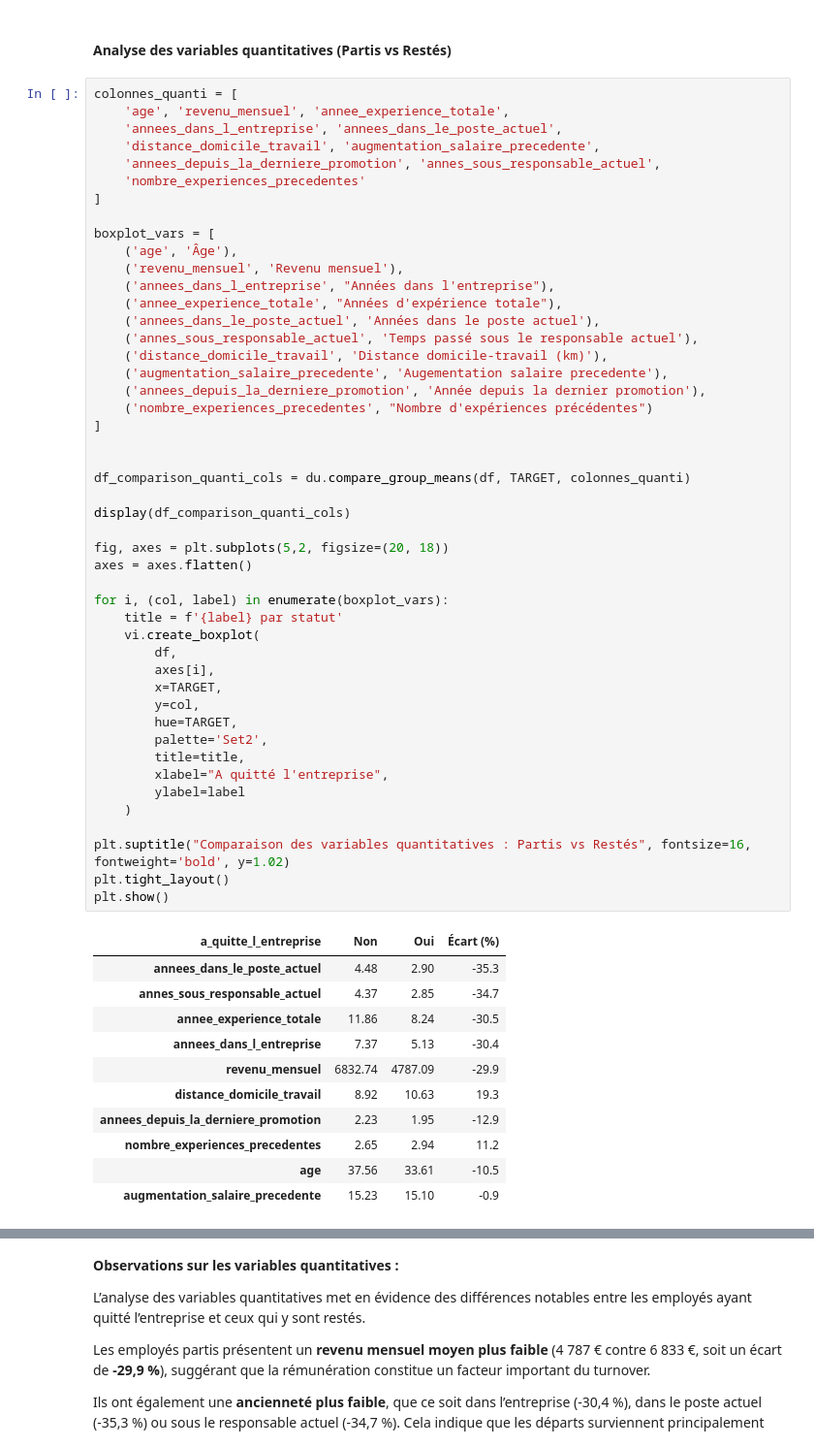
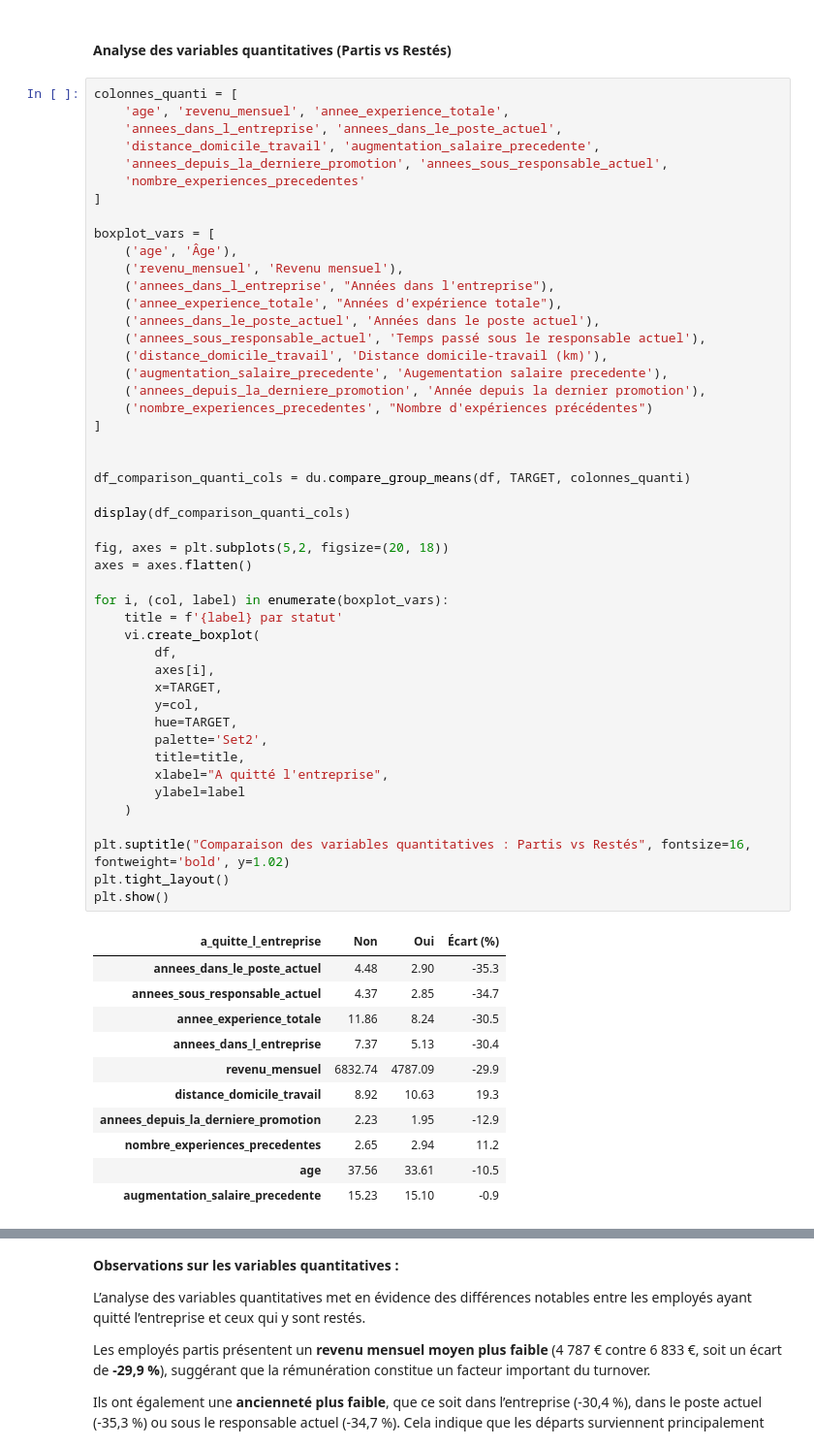
Before and after one commit to RaphaelRIVIERE/Projet-4-Classifiez-automatiquement-des-informations, a Jupyter notebook: 1_notebook.ipynb, the cells around one changed output, grey strips where cells are left out. Shown at 97% size. Cells and saved outputs as stored; diff of their text form.

```diff
--- a/1_notebook.ipynb
+++ b/1_notebook.ipynb
@@ -795,7 +822,7 @@ colonnes_quanti = [
     'age', 'revenu_mensuel', 'annee_experience_totale',
     'annees_dans_l_entreprise', 'annees_dans_le_poste_actuel',
     'distance_domicile_travail', 'augmentation_salaire_precedente',
-    'annees_depuis_la_derniere_promotion', 'annes_sous_responsable_actuel',
+    'annees_depuis_la_derniere_promotion', 'annees_sous_responsable_actuel',
     'nombre_experiences_precedentes'
 ]
 
@@ -805,7 +832,7 @@ boxplot_vars = [
     ('annees_dans_l_entreprise', "Années dans l'entreprise"),
     ('annee_experience_totale', "Années d'expérience totale"),
     ('annees_dans_le_poste_actuel', 'Années dans le poste actuel'),
-    ('annes_sous_responsable_actuel', 'Temps passé sous le responsable actuel'),
+    ('annees_sous_responsable_actuel', 'Temps passé sous le responsable actuel'),
     ('distance_domicile_travail', 'Distance domicile-travail (km)'),
     ('augmentation_salaire_precedente', 'Augementation salaire precedente'),
     ('annees_depuis_la_derniere_promotion', 'Année depuis la dernier promotion'),
@@ -813,34 +840,34 @@ boxplot_vars = [
 ]
 
 
 df_comparison_quanti_cols = du.compare_group_means(df, TARGET, colonnes_quanti)
 
 display(df_comparison_quanti_cols)
 
 fig, axes = plt.subplots(5,2, figsize=(20, 18))
 axes = axes.flatten()
 
 for i, (col, label) in enumerate(boxplot_vars):
     title = f'{label} par statut'
     vi.create_boxplot(
         df,
         axes[i],
         x=TARGET,
         y=col,
         hue=TARGET,
         palette='Set2',
         title=title,
         xlabel="A quitté l'entreprise",
         ylabel=label
     )
 
 plt.suptitle("Comparaison des variables quantitatives : Partis vs Restés", fontsize=16, fontweight='bold', y=1.02)
 plt.tight_layout()
 plt.show()
 # %% [output]
 | a_quitte_l_entreprise | Non | Oui | Écart (%) |
 | annees_dans_le_poste_actuel | 4.48 | 2.90 | -35.3 |
-| annes_sous_responsable_actuel | 4.37 | 2.85 | -34.7 |
+| annees_sous_responsable_actuel | 4.37 | 2.85 | -34.7 |
 | annee_experience_totale | 11.86 | 8.24 | -30.5 |
 | annees_dans_l_entreprise | 7.37 | 5.13 | -30.4 |
 | revenu_mensuel | 6832.74 | 4787.09 | -29.9 |
```
Also changed, not shown: parts of 35 cells of this notebook, 2 other files.
